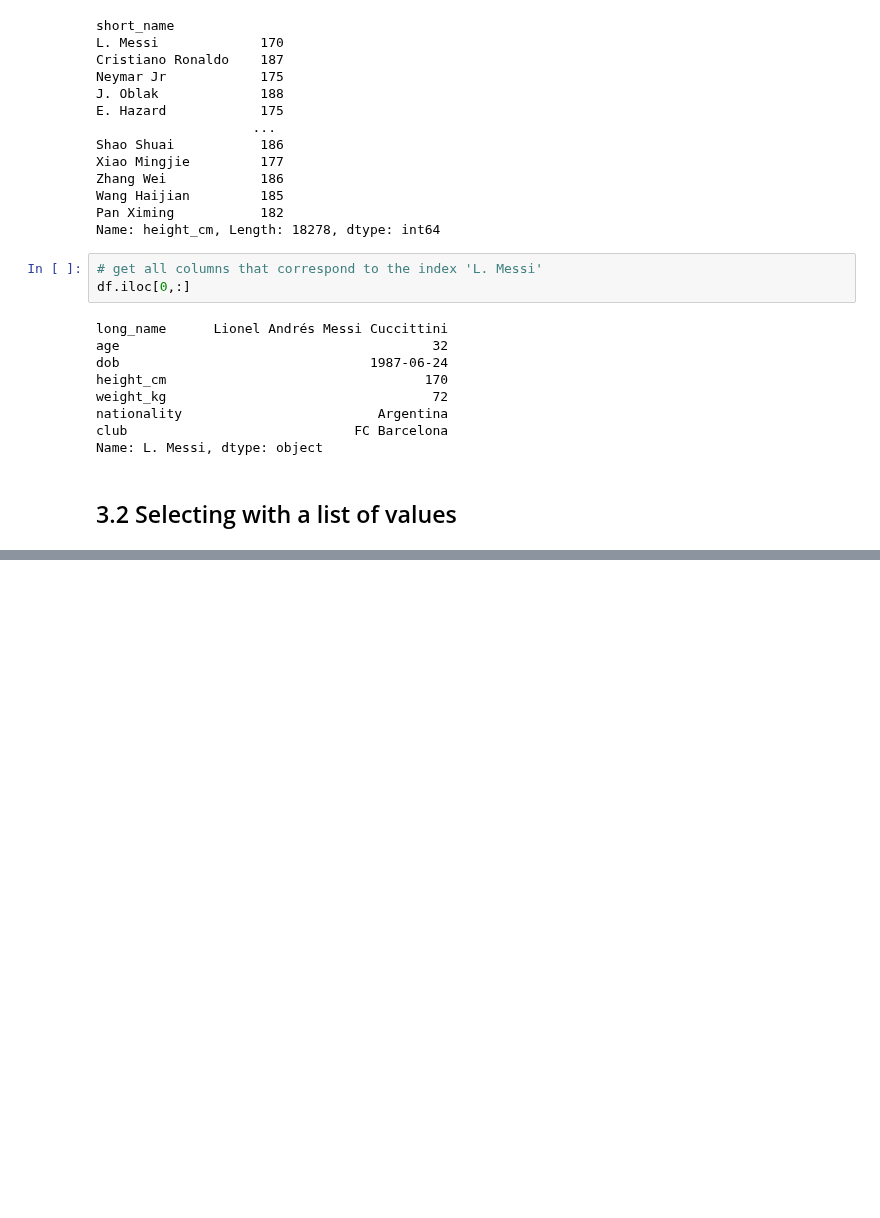
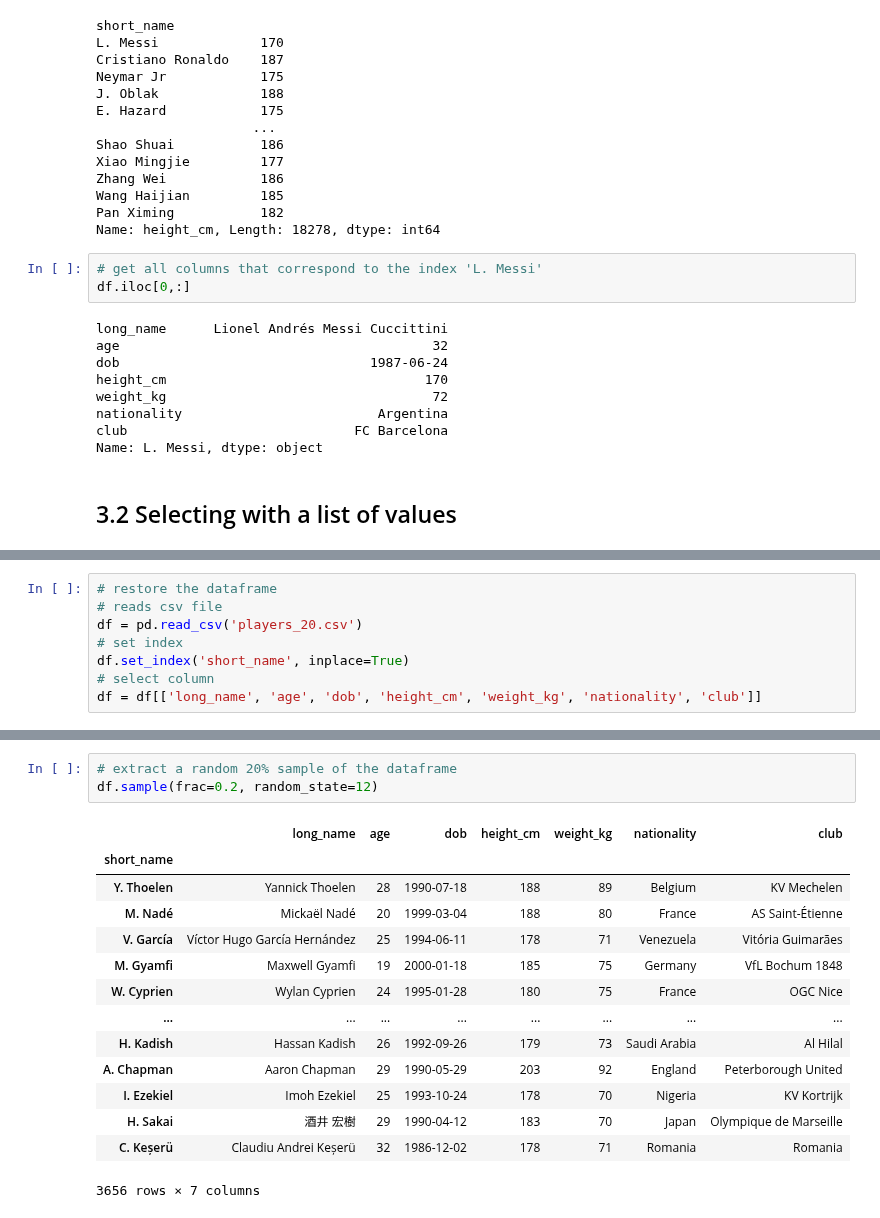
Before and after one commit to nyguerrillagirl/1000doc-python-projects, a Jupyter notebook: freecodecamp_data_science/anaconda_projects/part_5_data_extraction.ipynb, the cells around one changed output, grey strips where cells are left out. Saved outputs shown, nothing was run; the diff lists cells and outputs as text; blank space fills up the shorter version.

```diff
--- a/freecodecamp_data_science/anaconda_projects/part_5_data_extraction.ipynb
+++ b/freecodecamp_data_science/anaconda_projects/part_5_data_extraction.ipynb
@@ -317,0 +644,8 @@ Name: L. Messi, dtype: object
+# %%
+# restore the dataframe
+# reads csv file
+df = pd.read_csv('players_20.csv')
+# set index
+df.set_index('short_name', inplace=True)
+# select column
+df = df[['long_name', 'age', 'dob', 'height_cm', 'weight_kg', 'nationality', 'club']]
@@ -317,0 +680,18 @@ Name: L. Messi, dtype: object
+# %%
+# extract a random 20% sample of the dataframe
+df.sample(frac=0.2, random_state=12)
+# %% [output]
+|  | long_name | age | dob | height_cm | weight_kg | nationality | club |
+| short_name |  |  |  |  |  |  |  |
+| Y. Thoelen | Yannick Thoelen | 28 | 1990-07-18 | 188 | 89 | Belgium | KV Mechelen |
+| M. Nadé | Mickaël Nadé | 20 | 1999-03-04 | 188 | 80 | France | AS Saint-Étienne |
+| V. García | Víctor Hugo García Hernández | 25 | 1994-06-11 | 178 | 71 | Venezuela | Vitória Guimarães |
+| M. Gyamfi | Maxwell Gyamfi | 19 | 2000-01-18 | 185 | 75 | Germany | VfL Bochum 1848 |
+| W. Cyprien | Wylan Cyprien | 24 | 1995-01-28 | 180 | 75 | France | OGC Nice |
+| ... | ... | ... | ... | ... | ... | ... | ... |
+| H. Kadish | Hassan Kadish | 26 | 1992-09-26 | 179 | 73 | Saudi Arabia | Al Hilal |
+| A. Chapman | Aaron Chapman | 29 | 1990-05-29 | 203 | 92 | England | Peterborough United |
+| I. Ezekiel | Imoh Ezekiel | 25 | 1993-10-24 | 178 | 70 | Nigeria | KV Kortrijk |
+| H. Sakai | 酒井 宏樹 | 29 | 1990-04-12 | 183 | 70 | Japan | Olympique de Marseille |
+| C. Keșerü | Claudiu Andrei Keșerü | 32 | 1986-12-02 | 178 | 71 | Romania | Romania |
+3656 rows × 7 columns
```
Also changed, not shown: parts of 58 cells of this notebook, 1 other file.
